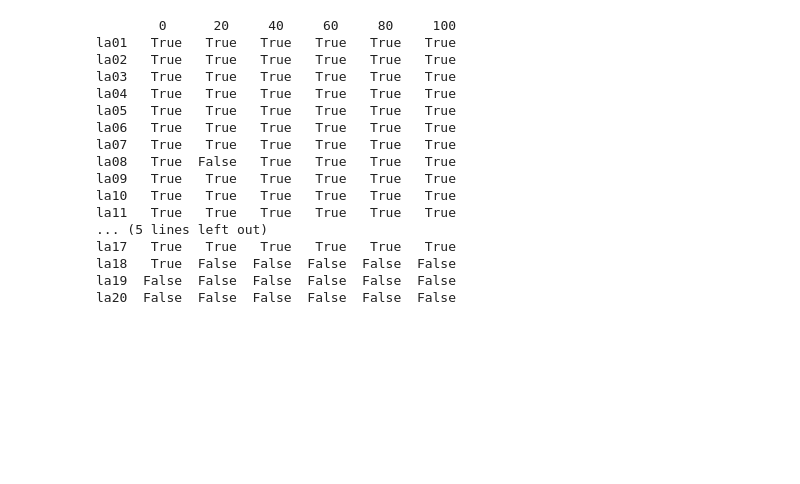
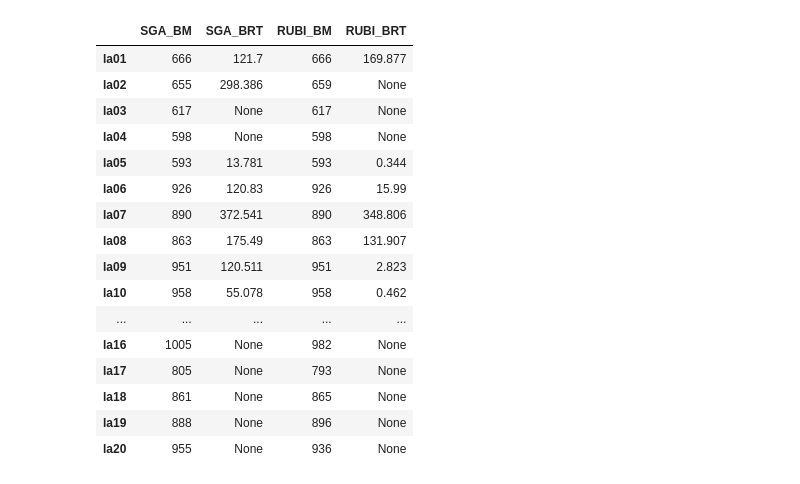
Before and after one commit to SNUPEL/2024_JSSP_GA, a Jupyter notebook: GAS/experiment.ipynb, the cells around one changed output. Cells and saved outputs as stored; diff of their text form; code cells hidden in the pictures; blank space fills up the shorter version.

```diff
--- a/GAS/experiment.ipynb
+++ b/GAS/experiment.ipynb
@@ -1,11 +1,22 @@
 # %%
 import pandas as pd
 
+optimal = {'la01': 666, 'la11': 1222,
+           'la02': 655, 'la12': 1039,
+           'la03': 597, 'la13': 1150,
+           'la04': 590, 'la14': 1292,
+           'la05': 593, 'la15': 1207,
+           'la06': 926, 'la16': 945,
+           'la07': 890, 'la17': 784,
+           'la08': 863, 'la18': 848,
+           'la09': 951, 'la19': 842,
+           'la10': 958, 'la20': 902,
+           }
 # CSV 파일 불러오기
 df = pd.read_csv("result_250114.csv")  # 실제 파일 경로로 바꿔줘야 함
 
 # Initialization 값들
-init_values = [0, 20, 40, 60, 80, 100]
+init_values = ['SGA_BM','SGA_BRT','RUBI_BM', 'RUBI_BRT']
 problem_values = [f"la{str(i).zfill(2)}" for i in range(1, 21)]
 
 # 결과를 담을 DataFrame
@@ -13,31 +24,38 @@ result_matrix = pd.DataFrame(index=problem_values, columns=init_values)
 
 # 각 Problem-Initialization 조합에 대해 seed 개수 확인
 for problem in problem_values:
-    for init in init_values:
+    for init in [0, 100]:
         subset = df[(df['Problem'] == problem) & (df['Initialization'] == init)]
-        seed_count = subset['Seed'].nunique()
-        result_matrix.loc[problem, init] = seed_count >= 5
-
-# 불리언 타입으로 변환 (선택 사항)
-result_matrix = result_matrix.astype(bool)
-
-# 결과 출력
-print(result_matrix)
+        problem = subset['Problem'].unique()[0]
+        optimal_set = subset[subset['Best Makespan'] == optimal[problem]]
+        if optimal_set.shape[0] !=0:
+            avg_optimal = round(optimal_set['Best Reached Time'].mean(),3)
+        else:
+            avg_optimal = None
+        # seed_count = subset['Seed'].nunique()
+        if init == 0:
+            result_matrix.loc[problem, "SGA_BM"] = subset['Best Makespan'].min()
+            result_matrix.loc[problem, "SGA_BRT"] = avg_optimal
+        elif init == 100:
+            result_matrix.loc[problem, "RUBI_BM"] = subset['Best Makespan'].min()
+            result_matrix.loc[problem, "RUBI_BRT"] = avg_optimal
-# %% [output]
-        0      20     40     60     80     100
-la01   True   True   True   True   True   True
-la02   True   True   True   True   True   True
-la03   True   True   True   True   True   True
-la04   True   True   True   True   True   True
-la05   True   True   True   True   True   True
-la06   True   True   True   True   True   True
-la07   True   True   True   True   True   True
-la08   True  False   True   True   True   True
-la09   True   True   True   True   True   True
-la10   True   True   True   True   True   True
-la11   True   True   True   True   True   True
-... (5 lines left out)
-la17   True   True   True   True   True   True
-la18   True  False  False  False  False  False
-la19  False  False  False  False  False  False
-la20  False  False  False  False  False  False
+# %%
+result_matrix
+# %% [output]
+|  | SGA_BM | SGA_BRT | RUBI_BM | RUBI_BRT |
+| la01 | 666 | 121.7 | 666 | 169.877 |
+| la02 | 655 | 298.386 | 659 | None |
+| la03 | 617 | None | 617 | None |
+| la04 | 598 | None | 598 | None |
+| la05 | 593 | 13.781 | 593 | 0.344 |
+| la06 | 926 | 120.83 | 926 | 15.99 |
+| la07 | 890 | 372.541 | 890 | 348.806 |
+| la08 | 863 | 175.49 | 863 | 131.907 |
+| la09 | 951 | 120.511 | 951 | 2.823 |
+| la10 | 958 | 55.078 | 958 | 0.462 |
+| ... | ... | ... | ... | ... |
+| la16 | 1005 | None | 982 | None |
+| la17 | 805 | None | 793 | None |
+| la18 | 861 | None | 865 | None |
+| la19 | 888 | None | 896 | None |
+| la20 | 955 | None | 936 | None |
```
Also changed, not shown: parts of 2 cells of this notebook, 2 other files.
